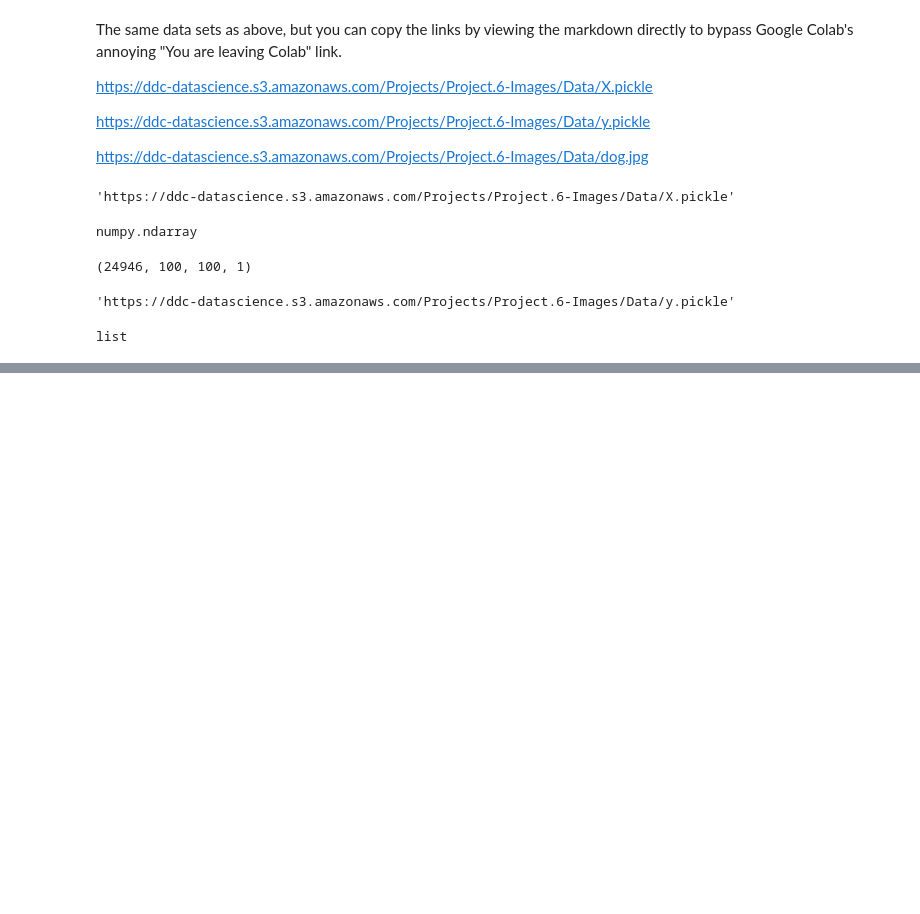
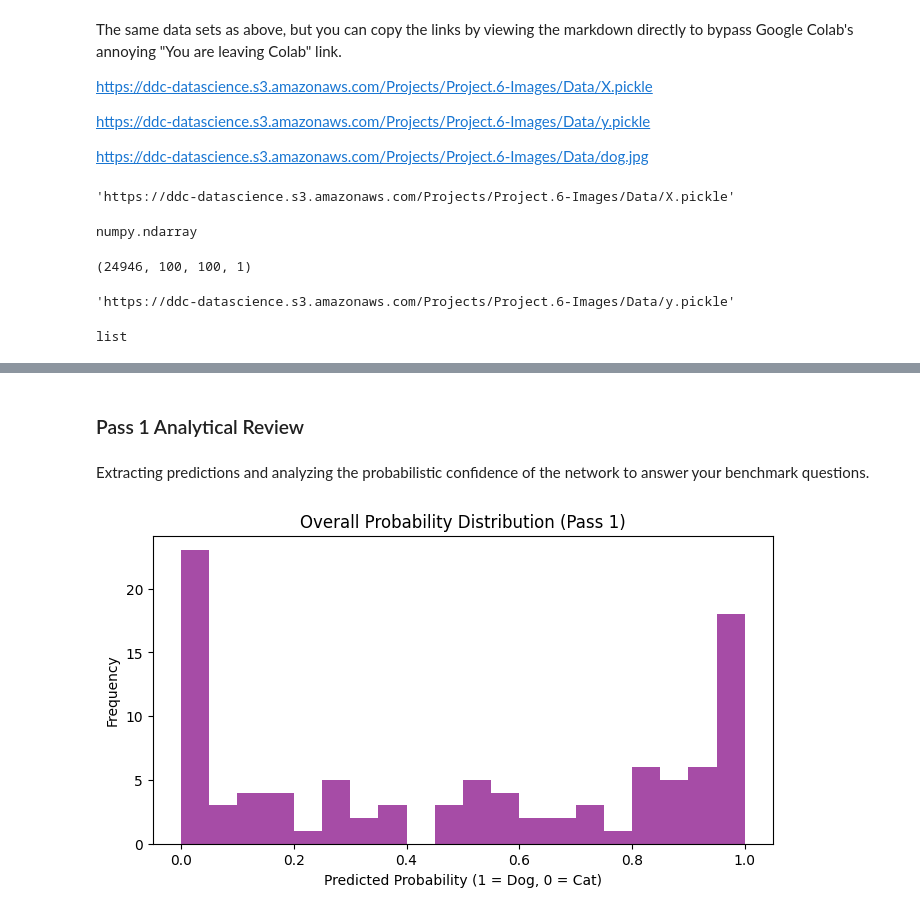
Before and after one commit to ikoghoddds-bit/Data-Science-Portfolio-C21, a Jupyter notebook: Projects/Project-6/Images-Description.for.Students_Pass_1.ipynb, the cells around one changed output, grey strips where cells are left out. Saved outputs shown, nothing was run; the diff lists cells and outputs as text; code cells hidden in the pictures; blank space fills up the shorter version.

```diff
--- a/Projects/Project-6/Images-Description.for.Students_Pass_1.ipynb
+++ b/Projects/Project-6/Images-Description.for.Students_Pass_1.ipynb
@@ -52,0 +261,15 @@ image_url = ''
+# %% [markdown]
+### Pass 1 Analytical Review
+# %% [markdown]
+Extracting predictions and analyzing the probabilistic confidence of the network to answer your benchmark questions.
+# %%
+# Probability Distributions
+
+plt.figure(figsize=(8, 4))
+plt.hist(test_predictions, bins=20, color='purple', alpha=0.7)
+plt.title("Overall Probability Distribution (Pass 1)")
+plt.xlabel("Predicted Probability (1 = Dog, 0 = Cat)")
+plt.ylabel("Frequency")
+plt.show()
+# %% [output]
+[figure, added]
```
Also changed, not shown: parts of 33 cells of this notebook.
